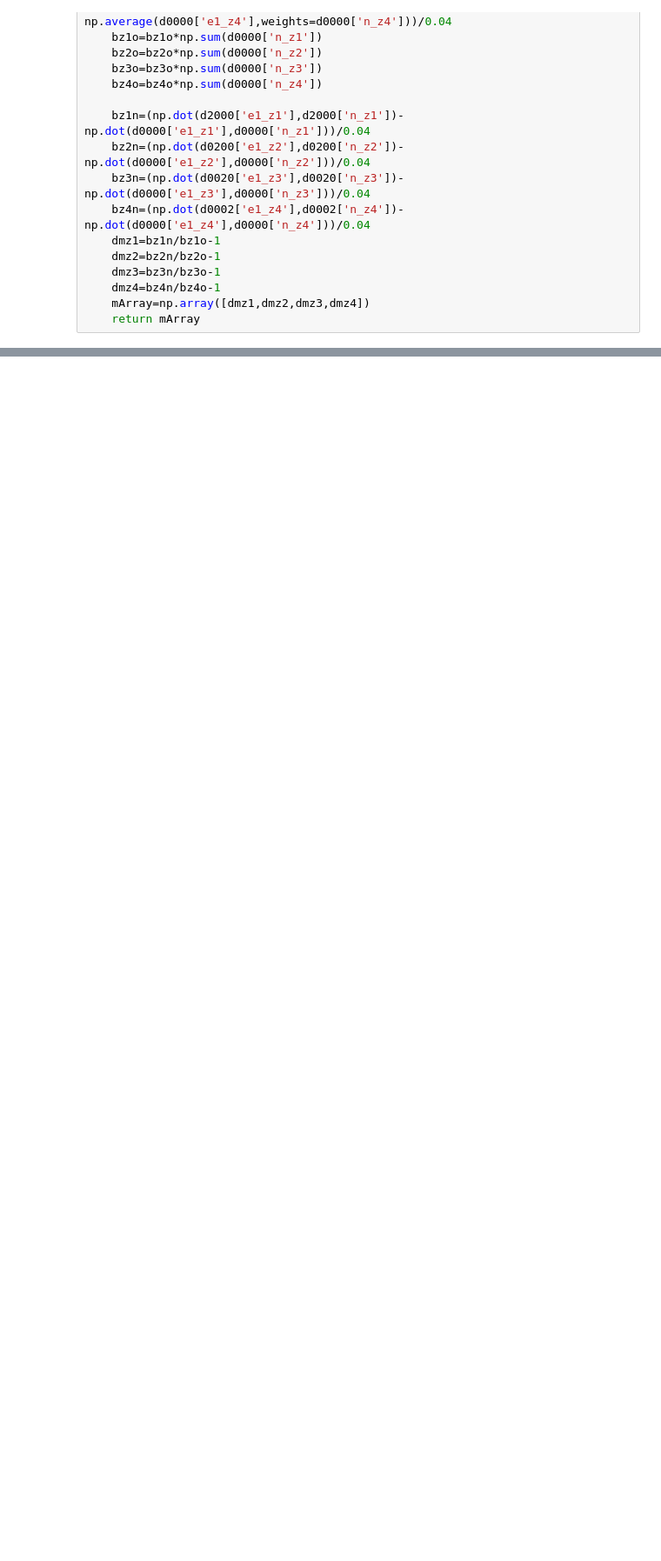
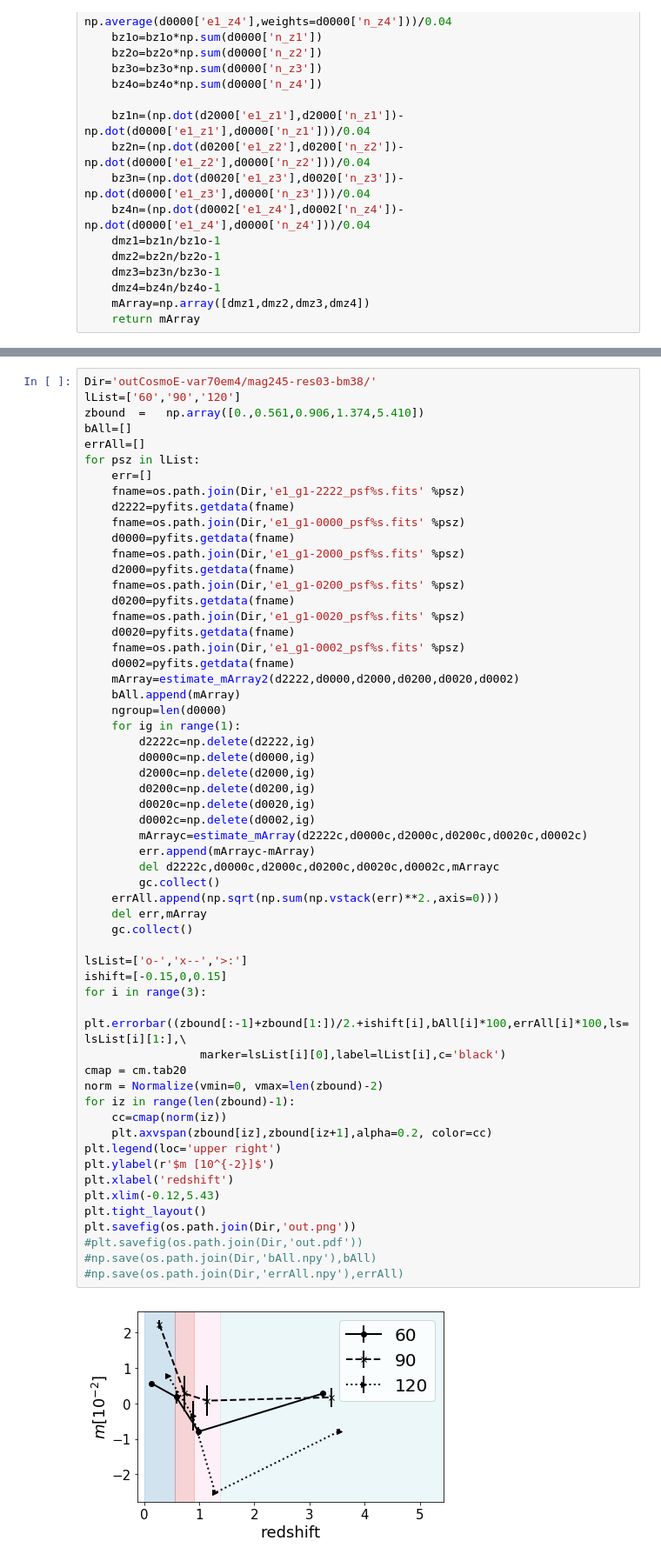
Before and after one commit to mr-superonion/FPFS, a Jupyter notebook: notebook/sim/3_6-cosmoReGauss.ipynb, the cells around one changed output, grey strips where cells are left out. Shown at 87% size. Drawn from its saved outputs; the diff is of its cells as text; blank space fills up the shorter version.

```diff
--- a/notebook/sim/3_6-cosmoReGauss.ipynb
+++ b/notebook/sim/3_6-cosmoReGauss.ipynb
@@ -117,0 +117,59 @@ plt.savefig(os.path.join(Dir,'out.png'))
+# %%
+Dir='outCosmoE-var70em4/mag245-res03-bm38/'
+lList=['60','90','120']
+zbound  =   np.array([0.,0.561,0.906,1.374,5.410])
+bAll=[]
+errAll=[]
+for psz in lList:
+    err=[]
+    fname=os.path.join(Dir,'e1_g1-2222_psf%s.fits' %psz)
+    d2222=pyfits.getdata(fname)
+    fname=os.path.join(Dir,'e1_g1-0000_psf%s.fits' %psz)
+    d0000=pyfits.getdata(fname)
+    fname=os.path.join(Dir,'e1_g1-2000_psf%s.fits' %psz)
+    d2000=pyfits.getdata(fname)
+    fname=os.path.join(Dir,'e1_g1-0200_psf%s.fits' %psz)
+    d0200=pyfits.getdata(fname)
+    fname=os.path.join(Dir,'e1_g1-0020_psf%s.fits' %psz)
+    d0020=pyfits.getdata(fname)
+    fname=os.path.join(Dir,'e1_g1-0002_psf%s.fits' %psz)
+    d0002=pyfits.getdata(fname)
+    mArray=estimate_mArray2(d2222,d0000,d2000,d0200,d0020,d0002)
+    bAll.append(mArray)
+    ngroup=len(d0000)
+    for ig in range(1):
+        d2222c=np.delete(d2222,ig)
+        d0000c=np.delete(d0000,ig)
+        d2000c=np.delete(d2000,ig)
+        d0200c=np.delete(d0200,ig)
+        d0020c=np.delete(d0020,ig)
+        d0002c=np.delete(d0002,ig)
+        mArrayc=estimate_mArray(d2222c,d0000c,d2000c,d0200c,d0020c,d0002c)
+        err.append(mArrayc-mArray)
+        del d2222c,d0000c,d2000c,d0200c,d0020c,d0002c,mArrayc
+        gc.collect()
+    errAll.append(np.sqrt(np.sum(np.vstack(err)**2.,axis=0)))
+    del err,mArray
+    gc.collect()
+
+lsList=['o-','x--','>:']
+ishift=[-0.15,0,0.15]
+for i in range(3):
+    plt.errorbar((zbound[:-1]+zbound[1:])/2.+ishift[i],bAll[i]*100,errAll[i]*100,ls=lsList[i][1:],\
+                 marker=lsList[i][0],label=lList[i],c='black')
+cmap = cm.tab20
+norm = Normalize(vmin=0, vmax=len(zbound)-2)
+for iz in range(len(zbound)-1):
+    cc=cmap(norm(iz))
+    plt.axvspan(zbound[iz],zbound[iz+1],alpha=0.2, color=cc)
+plt.legend(loc='upper right')
+plt.ylabel(r'$m [10^{-2}]$')
+plt.xlabel('redshift')
+plt.xlim(-0.12,5.43)
+plt.tight_layout()
+plt.savefig(os.path.join(Dir,'out.png'))
+#plt.savefig(os.path.join(Dir,'out.pdf'))
+#np.save(os.path.join(Dir,'bAll.npy'),bAll)
+#np.save(os.path.join(Dir,'errAll.npy'),errAll)
+# %% [output]
+[figure, added]
```
Also changed, not shown: parts of 3 cells of this notebook, 5 other files.
